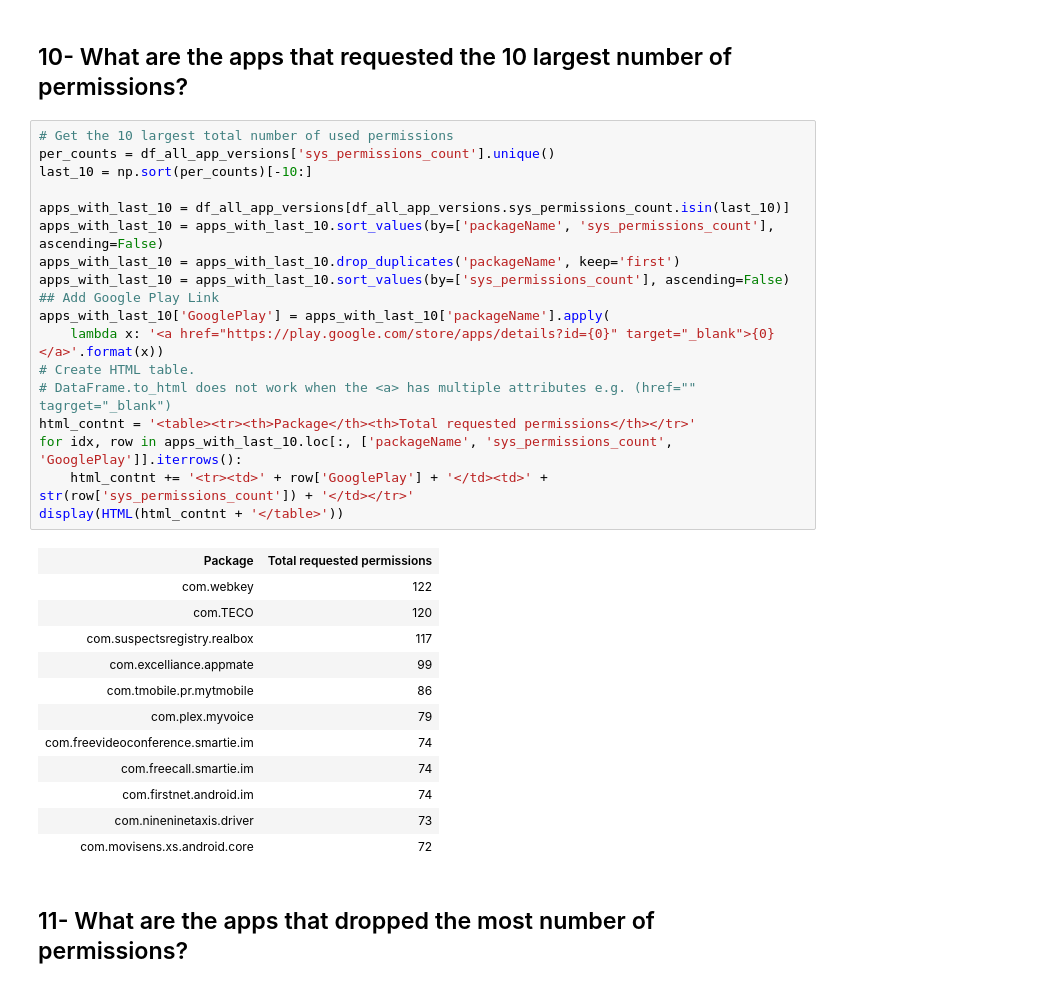
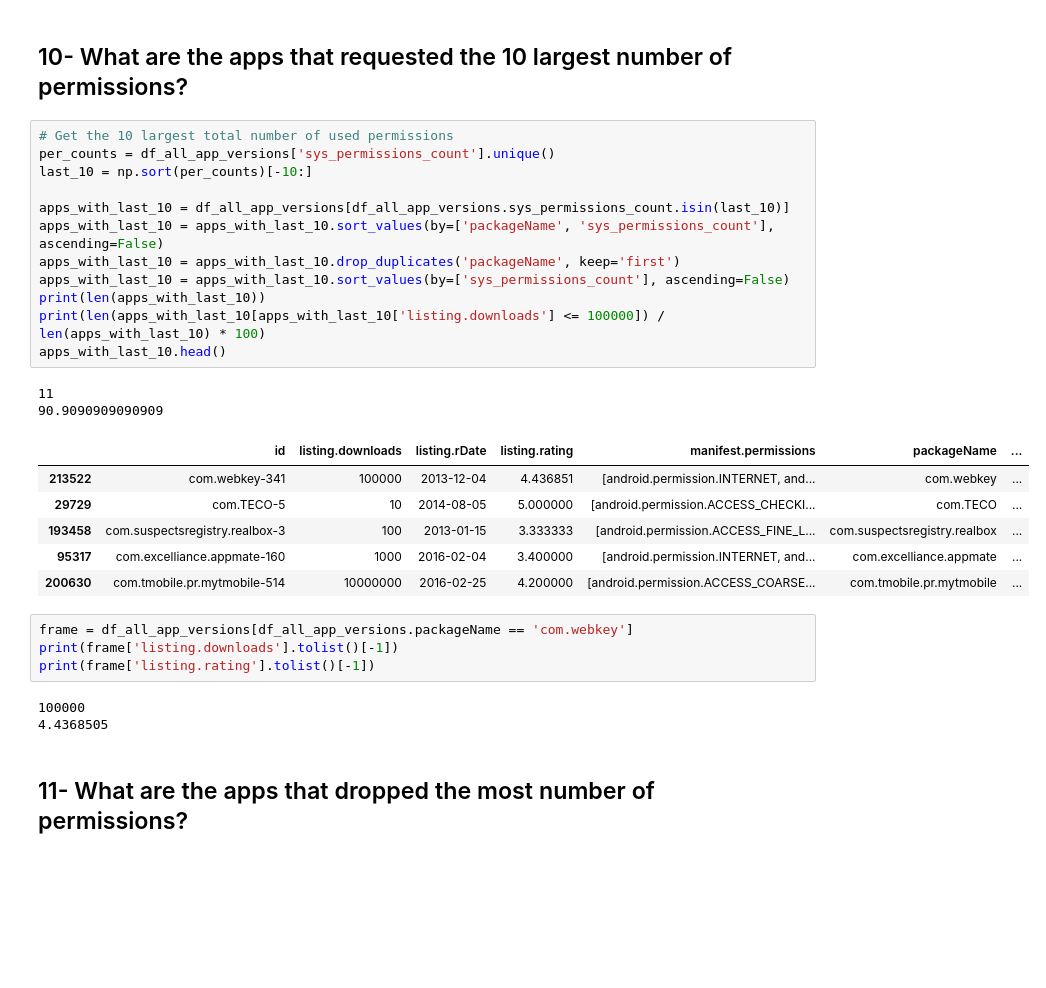
Before and after one commit to sieveable/sieveable-mining, a Jupyter notebook: notebooks/manifest-analysis.ipynb, the cells around one changed output. Drawn from its saved outputs; the diff is of its cells as text; blank space fills up the shorter version.

Commit message:
update the analysis on permissions

```diff
--- a/notebooks/manifest-analysis.ipynb
+++ b/notebooks/manifest-analysis.ipynb
@@ -258,34 +472,31 @@ print("{:.2f}".format(len(total_no_change)/len(permission_changes) * 100) + "%")
 # %%
 # Get the 10 largest total number of used permissions
 per_counts = df_all_app_versions['sys_permissions_count'].unique()
 last_10 = np.sort(per_counts)[-10:]
 
 apps_with_last_10 = df_all_app_versions[df_all_app_versions.sys_permissions_count.isin(last_10)]
 apps_with_last_10 = apps_with_last_10.sort_values(by=['packageName', 'sys_permissions_count'], ascending=False)
 apps_with_last_10 = apps_with_last_10.drop_duplicates('packageName', keep='first')
 apps_with_last_10 = apps_with_last_10.sort_values(by=['sys_permissions_count'], ascending=False)
-## Add Google Play Link
-apps_with_last_10['GooglePlay'] = apps_with_last_10['packageName'].apply(
-    lambda x: '<a href="https://play.google.com/store/apps/details?id={0}" target="_blank">{0}</a>'.format(x))
-# Create HTML table.
-# DataFrame.to_html does not work when the <a> has multiple attributes e.g. (href="" tagrget="_blank")
-html_contnt = '<table><tr><th>Package</th><th>Total requested permissions</th></tr>'
-for idx, row in apps_with_last_10.loc[:, ['packageName', 'sys_permissions_count', 'GooglePlay']].iterrows():
-    html_contnt += '<tr><td>' + row['GooglePlay'] + '</td><td>' + str(row['sys_permissions_count']) + '</td></tr>'
-display(HTML(html_contnt + '</table>'))
+print(len(apps_with_last_10))
+print(len(apps_with_last_10[apps_with_last_10['listing.downloads'] <= 100000]) / len(apps_with_last_10) * 100)
+apps_with_last_10.head()
 # %% [output]
+11
+90.9090909090909
-| Package | Total requested permissions |
-| com.webkey | 122 |
-| com.TECO | 120 |
-| com.suspectsregistry.realbox | 117 |
-| com.excelliance.appmate | 99 |
-| com.tmobile.pr.mytmobile | 86 |
-| com.plex.myvoice | 79 |
-| com.freevideoconference.smartie.im | 74 |
-| com.freecall.smartie.im | 74 |
-| com.firstnet.android.im | 74 |
-| com.nineninetaxis.driver | 73 |
-| com.movisens.xs.android.core | 72 |
+|  | id | listing.downloads | listing.rDate | listing.rating | manifest.permissions | packageName | ... |
+| 213522 | com.webkey-341 | 100000 | 2013-12-04 | 4.436851 | [android.permission.INTERNET, and... | com.webkey | ... |
+| 29729 | com.TECO-5 | 10 | 2014-08-05 | 5.000000 | [android.permission.ACCESS_CHECKI... | com.TECO | ... |
+| 193458 | com.suspectsregistry.realbox-3 | 100 | 2013-01-15 | 3.333333 | [android.permission.ACCESS_FINE_L... | com.suspectsregistry.realbox | ... |
+| 95317 | com.excelliance.appmate-160 | 1000 | 2016-02-04 | 3.400000 | [android.permission.INTERNET, and... | com.excelliance.appmate | ... |
+| 200630 | com.tmobile.pr.mytmobile-514 | 10000000 | 2016-02-25 | 4.200000 | [android.permission.ACCESS_COARSE... | com.tmobile.pr.mytmobile | ... |
+# %%
+frame = df_all_app_versions[df_all_app_versions.packageName == 'com.webkey']
+print(frame['listing.downloads'].tolist()[-1])
+print(frame['listing.rating'].tolist()[-1])
+# %% [output]
+100000
+4.4368505
 # %% [markdown]
 ## 11- What are the apps that dropped the most number of permissions?
 # %%
```
Also changed, not shown: parts of 43 cells of this notebook.
